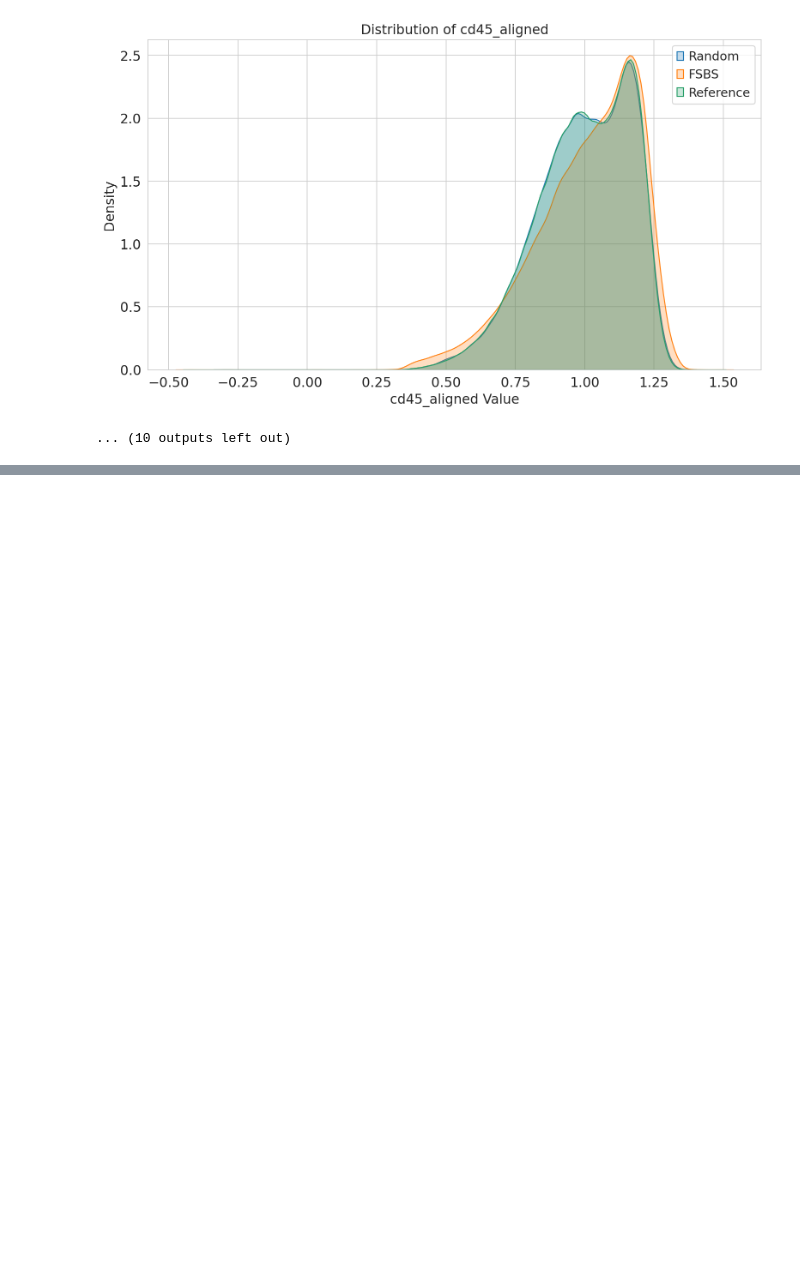
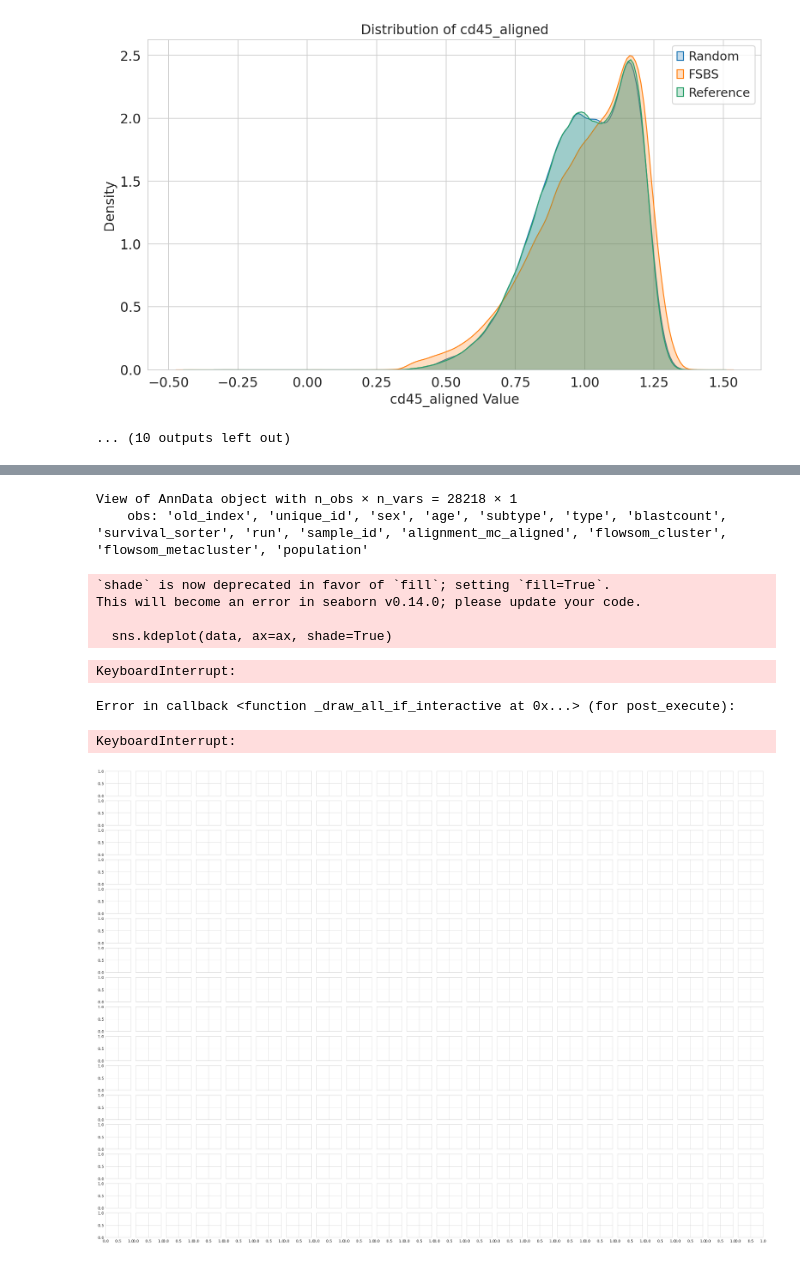
Before and after one commit to EhsanKA/FACS_Sampling, a Jupyter notebook: notebooks/sara/2M_distributions.ipynb, the cells around one changed output, grey strips where cells are left out. Cells and saved outputs as stored; diff of their text form; code cells hidden in the pictures; blank space fills up the shorter version.

```diff
--- a/notebooks/sara/2M_distributions.ipynb
+++ b/notebooks/sara/2M_distributions.ipynb
@@ -72,0 +93,56 @@ for marker in adata_ref.var_names:
+# %%
+adata_ref[adata_ref.obs['population'] == 'neutrophil_like'][:, 1]
+# %% [output]
+View of AnnData object with n_obs × n_vars = 28218 × 1
+    obs: 'old_index', 'unique_id', 'sex', 'age', 'subtype', 'type', 'blastcount', 'survival_sorter', 'run', 'sample_id', 'alignment_mc_aligned', 'flowsom_cluster', 'flowsom_metacluster', 'population'
+# %%
+import numpy as np
+import pandas as pd
+import seaborn as sns
+import matplotlib.pyplot as plt
+from scipy.stats import gaussian_kde
+
+# Assuming `df` is your DataFrame and it has a 'cell_type' column and 22 marker columns
+# Example structure of df:
+# df = pd.DataFrame({
+#     'cell_type': np.random.choice(['CellType1', 'CellType2', ..., 'CellType16'], size=1000),
+#     'Marker1': np.random.randn(1000),
+#     ...,
+#     'Marker22': np.random.randn(1000)
+# })
+
+def plot_population_markers(adata):
+    # Create the subplots
+    # 16 classes and 22 markers
+    fig, axes = plt.subplots(nrows=16, ncols=22, figsize=(22 * 2, 16 * 2), sharex='col', sharey='row')
+
+    # Set the cell type names and marker names
+    cell_types = list(adata.obs['population'].value_counts().keys())  # Replace with your cell type names
+    markers = list(adata.var_names)  # Replace with your marker names
+
+    # Iterate over each subplot and fill in the ridge plot
+    for i, cell_type in enumerate(cell_types):
+        for j, marker in enumerate(markers):
+            ax = axes[i, j]
+            data = adata_ref[adata_ref.obs['population'] == cell_type][:, j]
+            # data = df[df['population'] == cell_type][marker]
+            sns.kdeplot(data, ax=ax, shade=True)
+            ax.set_title(f'{cell_type} - {marker}')
+            ax.set_ylabel('')
+            ax.set_xlabel('')
+            print('yes')
+
+    # Adjust the layout
+    plt.tight_layout()
+    plt.show()
+# %%
+plot_population_markers(adata_random)
+# %% [output]
+`shade` is now deprecated in favor of `fill`; setting `fill=True`.
+This will become an error in seaborn v0.14.0; please update your code.
+
+  sns.kdeplot(data, ax=ax, shade=True)
+KeyboardInterrupt:
+Error in callback <function _draw_all_if_interactive at 0x...> (for post_execute):
+KeyboardInterrupt:
+[figure, added]
```
Also changed, not shown: parts of 3 cells of this notebook, 9 other files.
